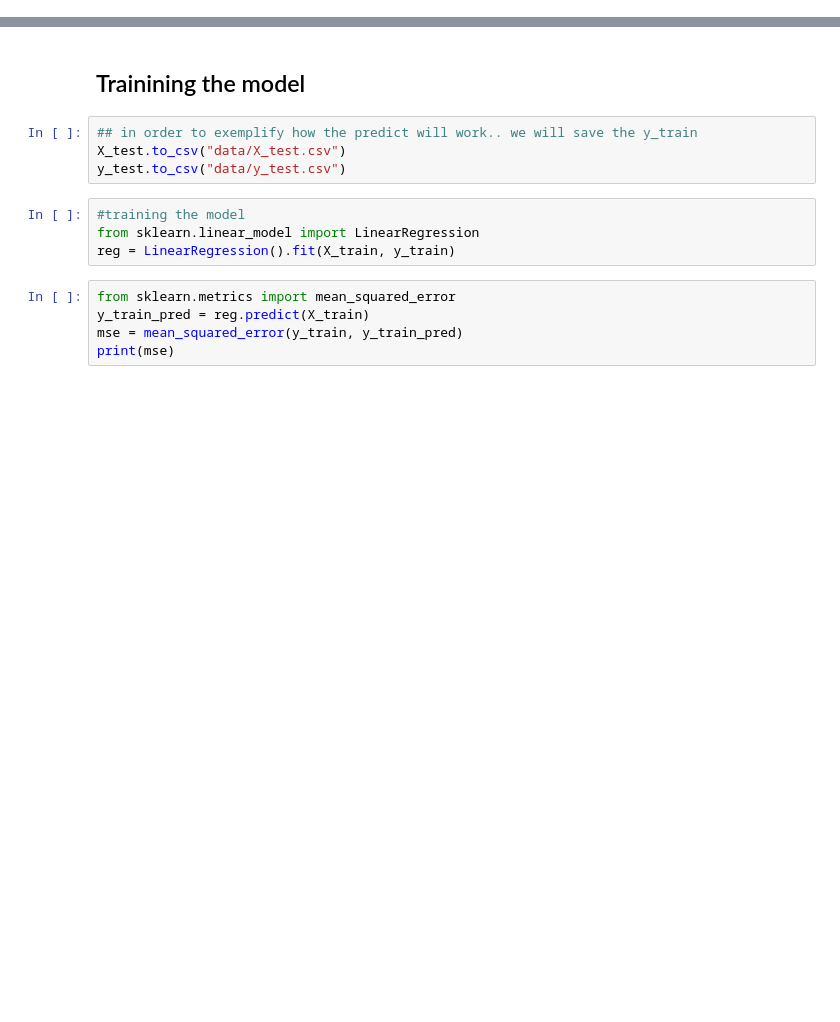
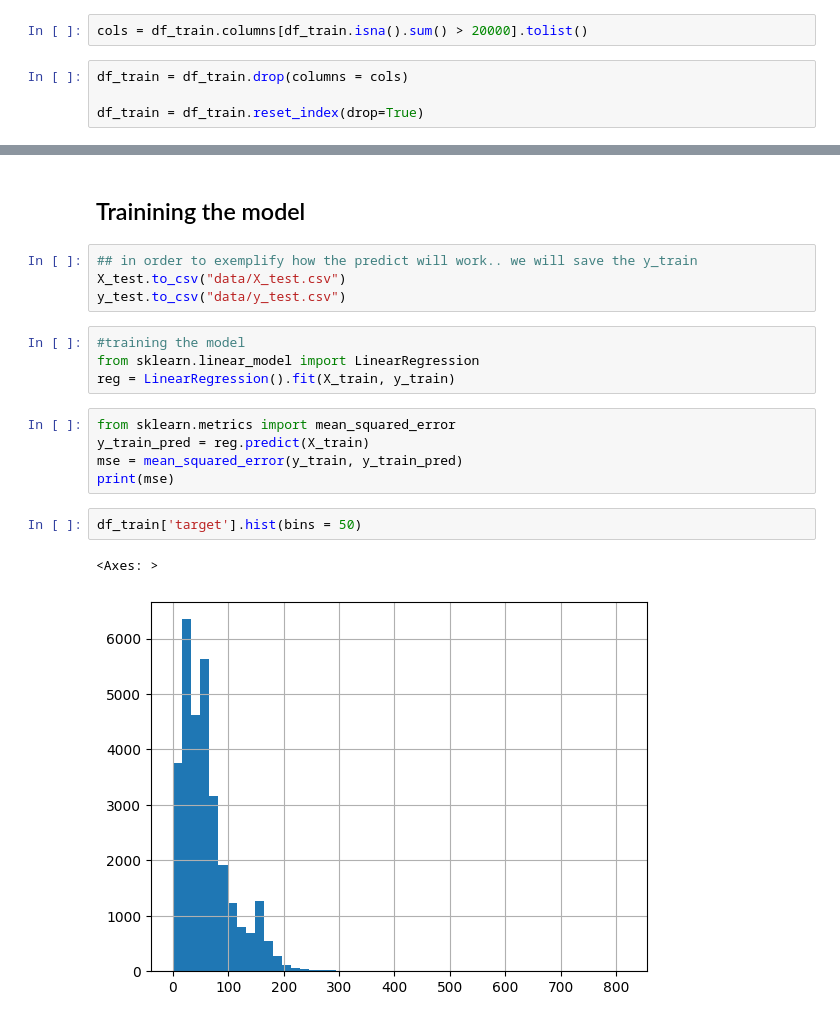
Before and after one commit to ilacosta14/Urban-Air-Pollution, a Jupyter notebook: Air_Poll.ipynb, the cells around one changed output, grey strips where cells are left out. Saved outputs shown, nothing was run; the diff lists cells and outputs as text; blank space fills up the shorter version.

```diff
--- a/Air_Poll.ipynb
+++ b/Air_Poll.ipynb
@@ -84,2 +116,8 @@ df_train.head(10)
+# %%
+cols = df_train.columns[df_train.isna().sum() > 20000].tolist()
+# %%
+df_train = df_train.drop(columns = cols)
+
+df_train = df_train.reset_index(drop=True)
 # %%
 df_train.info()
@@ -111,3 +193,8 @@ from sklearn.metrics import mean_squared_error
 y_train_pred = reg.predict(X_train)
 mse = mean_squared_error(y_train, y_train_pred)
 print(mse)
+# %%
+df_train['target'].hist(bins = 50)
+# %% [output]
+<Axes: >
+[figure, added]
```
Also changed, not shown: parts of 7 cells of this notebook.
